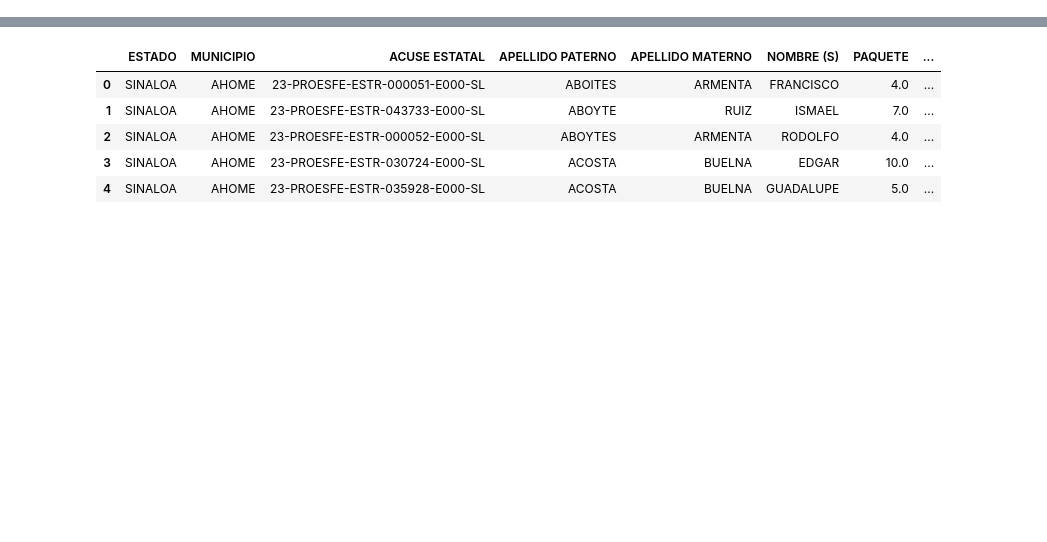
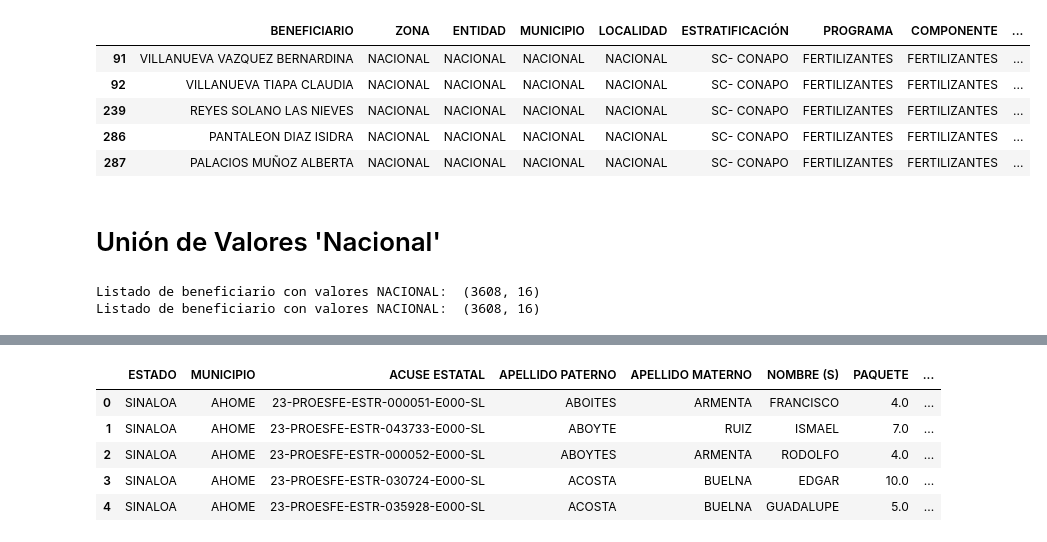
Before and after one commit to DGRIA/SESNA-Fertilizantes, a Jupyter notebook: src/Notebooks/2.4 Challenging_Cases_NACIONAL.ipynb, the cells around one changed output, grey strips where cells are left out. Drawn from its saved outputs; the diff is of its cells as text; code cells hidden in the pictures; blank space fills up the shorter version.

```diff
--- a/src/Notebooks/2.4 Challenging_Cases_NACIONAL.ipynb
+++ b/src/Notebooks/2.4 Challenging_Cases_NACIONAL.ipynb
@@ -10,4 +18,4 @@ autorizados_df = pd.read_csv('../../data/productores_autorizados/listado_product
 # %%
 benef_2019 = pd.read_csv('../../data/productores_beneficiarios 2019-2022/fertilizantes_2019.csv')
 # %%
-benef_2020 = pd.read_csv('../../data/productores_beneficiarios 2019-2022/fertilizantes_2020.csv')
+benef_2020 = pd.read_csv('../../data/productores_beneficiarios 2019-2022/listado_beneficiarios_fertilizantes_2020.csv')
@@ -73,0 +60,6 @@ def remover_acentos(cadena):
+# %%
+benef_2020_nacional = benef_2020.loc[(benef_2020['ENTIDAD'] == 'NACIONAL') &
+                                     (benef_2020['MUNICIPIO'] == 'NACIONAL') &
+                                     (benef_2020['LOCALIDAD'] == 'NACIONAL')]
+benef_2020_nacional['FECHA'] = "2020"
+print("Listado de beneficiario con valores NACIONAL: ", benef_2020_nacional.shape)
@@ -73,0 +73,17 @@ def remover_acentos(cadena):
+# %%
+benef_2020_nacional.head()
+# %% [output]
+|  | BENEFICIARIO | ZONA | ENTIDAD | MUNICIPIO | LOCALIDAD | ESTRATIFICACIÓN | PROGRAMA | COMPONENTE | ... |
+| 91 | VILLANUEVA VAZQUEZ BERNARDINA | NACIONAL | NACIONAL | NACIONAL | NACIONAL | SC- CONAPO | FERTILIZANTES | FERTILIZANTES | ... |
+| 92 | VILLANUEVA TIAPA CLAUDIA | NACIONAL | NACIONAL | NACIONAL | NACIONAL | SC- CONAPO | FERTILIZANTES | FERTILIZANTES | ... |
+| 239 | REYES SOLANO LAS NIEVES | NACIONAL | NACIONAL | NACIONAL | NACIONAL | SC- CONAPO | FERTILIZANTES | FERTILIZANTES | ... |
+| 286 | PANTALEON DIAZ ISIDRA | NACIONAL | NACIONAL | NACIONAL | NACIONAL | SC- CONAPO | FERTILIZANTES | FERTILIZANTES | ... |
+| 287 | PALACIOS MUÑOZ ALBERTA | NACIONAL | NACIONAL | NACIONAL | NACIONAL | SC- CONAPO | FERTILIZANTES | FERTILIZANTES | ... |
+# %% [markdown]
+#  Unión de Valores 'Nacional'
+# %%
+benef_nacional = pd.concat([benef_2019_nacional, benef_2020_nacional])
+print("Listado de beneficiario con valores NACIONAL: ", benef_nacional.shape)
+# %% [output]
+Listado de beneficiario con valores NACIONAL:  (3608, 16)
+Listado de beneficiario con valores NACIONAL:  (3608, 16)
```
Also changed, not shown: parts of 39 cells of this notebook.
